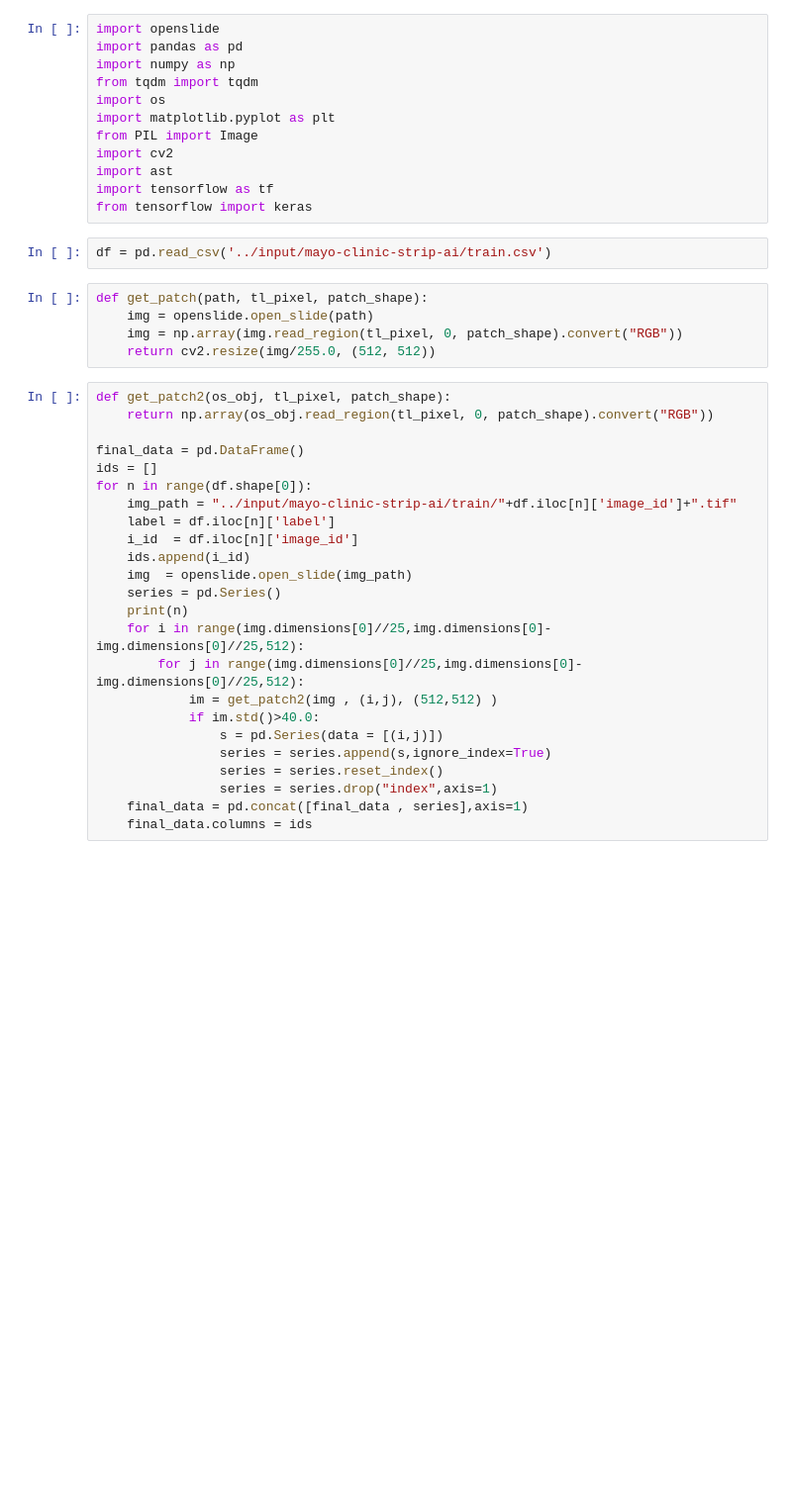
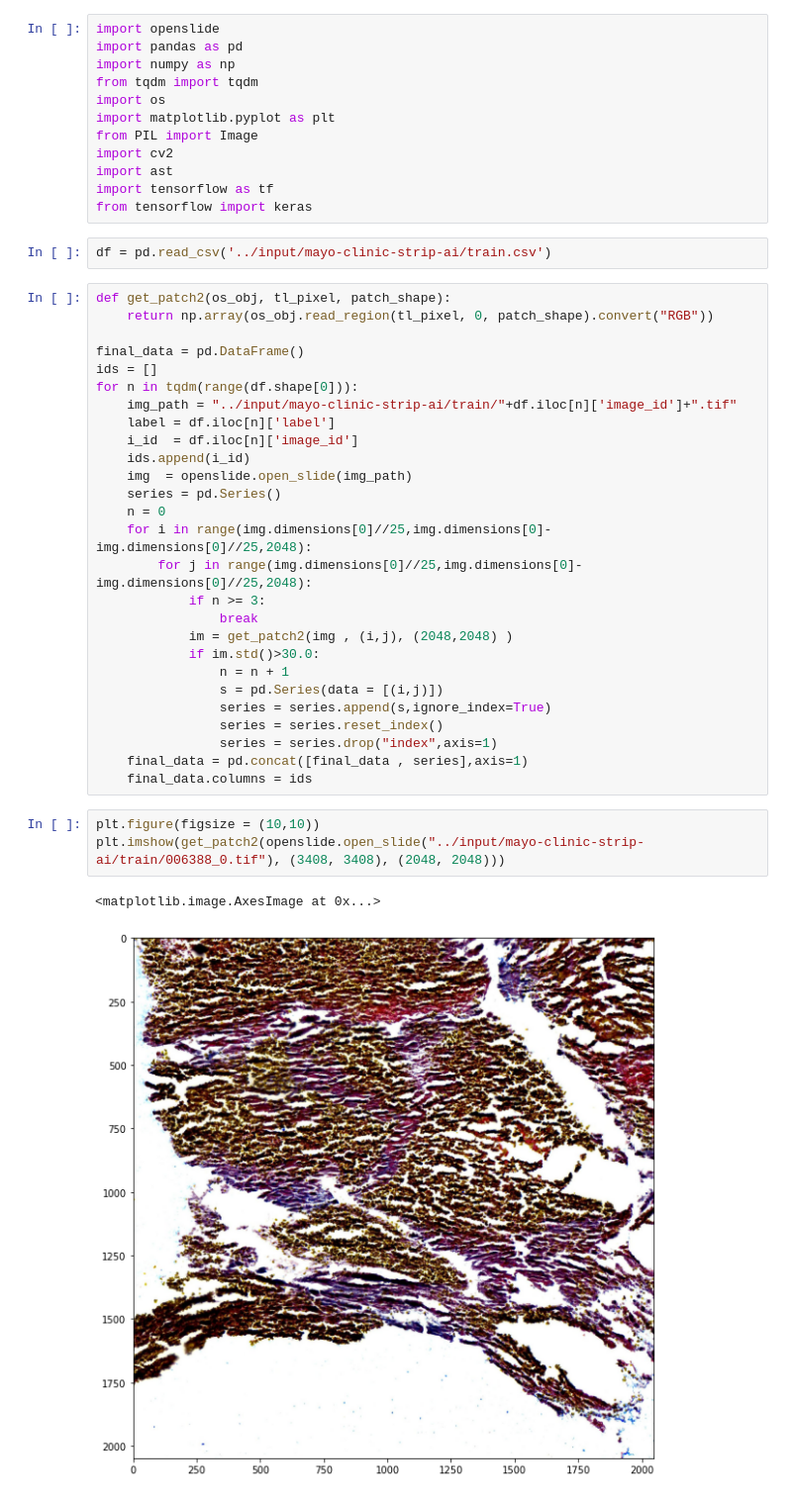
Before and after one commit to SiavashShirzad/Mayo-Clinic---STRIP-AI, a Jupyter notebook: final-preprocessing.ipynb, the cells around one changed output. Shown: that part at 99% size. Cells and saved outputs as stored; diff of their text form; blank space fills up the shorter version.

```diff
--- a/final-preprocessing.ipynb
+++ b/final-preprocessing.ipynb
@@ -17,33 +17,37 @@ import tensorflow as tf
 from tensorflow import keras
 # %%
 df = pd.read_csv('../input/mayo-clinic-strip-ai/train.csv')
-# %%
-def get_patch(path, tl_pixel, patch_shape):
-    img = openslide.open_slide(path)
-    img = np.array(img.read_region(tl_pixel, 0, patch_shape).convert("RGB"))
-    return cv2.resize(img/255.0, (512, 512))
 # %%
 def get_patch2(os_obj, tl_pixel, patch_shape):
     return np.array(os_obj.read_region(tl_pixel, 0, patch_shape).convert("RGB"))
 
 final_data = pd.DataFrame()
 ids = []
-for n in range(df.shape[0]):
+for n in tqdm(range(df.shape[0])):
     img_path = "../input/mayo-clinic-strip-ai/train/"+df.iloc[n]['image_id']+".tif"
     label = df.iloc[n]['label']
     i_id  = df.iloc[n]['image_id']
     ids.append(i_id)
     img  = openslide.open_slide(img_path)
     series = pd.Series()
-    print(n)
-    for i in range(img.dimensions[0]//25,img.dimensions[0]-img.dimensions[0]//25,512):
-        for j in range(img.dimensions[0]//25,img.dimensions[0]-img.dimensions[0]//25,512):
-            im = get_patch2(img , (i,j), (512,512) )
-            if im.std()>40.0:
+    n = 0
+    for i in range(img.dimensions[0]//25,img.dimensions[0]-img.dimensions[0]//25,2048):
+        for j in range(img.dimensions[0]//25,img.dimensions[0]-img.dimensions[0]//25,2048):
+            if n >= 3:
+                break
+            im = get_patch2(img , (i,j), (2048,2048) )
+            if im.std()>30.0:
+                n = n + 1
                 s = pd.Series(data = [(i,j)])
                 series = series.append(s,ignore_index=True)
                 series = series.reset_index()
                 series = series.drop("index",axis=1)
     final_data = pd.concat([final_data , series],axis=1)
     final_data.columns = ids
+# %%
+plt.figure(figsize = (10,10))
+plt.imshow(get_patch2(openslide.open_slide("../input/mayo-clinic-strip-ai/train/006388_0.tif"), (3408, 3408), (2048, 2048)))
+# %% [output]
+<matplotlib.image.AxesImage at 0x...>
+[figure, added]
 # %%
```
Also changed, not shown: parts of 1 cell of this notebook.
